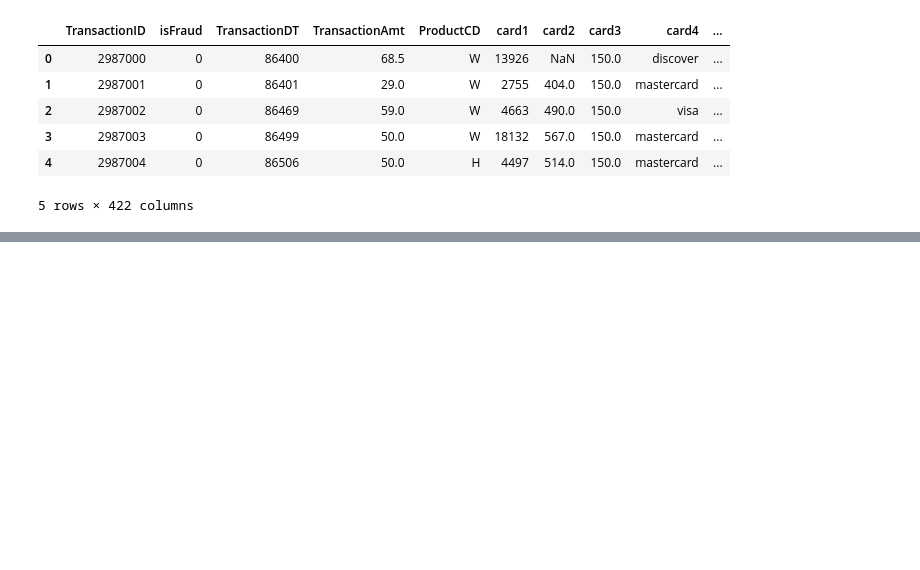
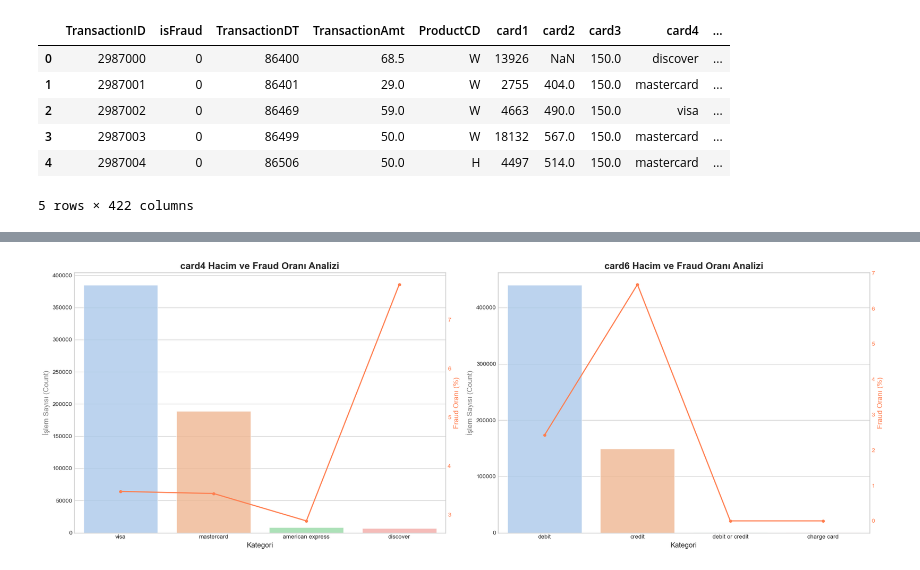
Before and after one commit to serhetgokdemir/mtm4651-assignment, a Jupyter notebook: First_look.ipynb, the cells around one changed output, grey strips where cells are left out. Drawn from its saved outputs; the diff is of its cells as text; code cells hidden in the pictures; blank space fills up the shorter version.

Commit message:
Veri birleştirme ve ufak analiz

```diff
--- a/First_look.ipynb
+++ b/First_look.ipynb
@@ -28,0 +362,61 @@ train_df = df.copy()
+# %%
+plt.style.use('seaborn-v0_8-whitegrid')
+fig, axes = plt.subplots(1, 2, figsize=(20, 7))
+
+for i, col in enumerate(['card4', 'card6']):
+    tmp = pd.crosstab(train_df[col], train_df['isFraud'], normalize='index') * 100
+    tmp = tmp.reset_index()
+    tmp.rename(columns={1: 'FraudRate', 0: 'NoFraudRate'}, inplace=True)
+
+    # Toplam işlem sayılarını da alalım
+    total_count = train_df[col].value_counts().reset_index()
+    total_count.columns = [col, 'Count']
+
+    # Verileri birleştir (Merge)
+    plot_data = pd.merge(total_count, tmp, on=col)
+    plot_data = plot_data.sort_values(by='Count', ascending=False) # sort
+
+    # --- 2. Çift Eksenli Grafik Çizimi ---
+    ax1 = axes[i]
+    ax2 = ax1.twinx()
+
+    # Bar Plot --> işlem hacmi
+    sns.barplot(
+        x=col,
+        y='Count',
+        data=plot_data,
+        ax=ax1,
+        palette='pastel',
+        alpha=0.8,
+        edgecolor='white'
+    )
+
+    # Line Plot --> fraud yüzdesi
+    sns.pointplot(
+        x=col,
+        y='FraudRate',
+        data=plot_data,
+        ax=ax2,
+        color ='#ff7f50',
+        markers='o',
+        scale=0.7
+    )
+
+
+    ax1.set_title(f'{col} Hacim ve Fraud Oranı Analizi', fontsize=16, fontweight='bold')
+
+
+    ax1.set_xlabel('Kategori', fontsize=12)
+    ax1.set_ylabel('İşlem Sayısı (Count)', fontsize=12, color='gray')
+    ax2.set_ylabel('Fraud Oranı (%)', fontsize=12, color='#ff7f50')
+
+
+    ax2.tick_params(axis='y', colors='#ff7f50')
+
+
+    ax2.grid(False)
+
+plt.tight_layout()
+plt.show()
+# %% [output]
+[figure, added]
```
Also changed, not shown: parts of 23 cells of this notebook, 4 other files.
